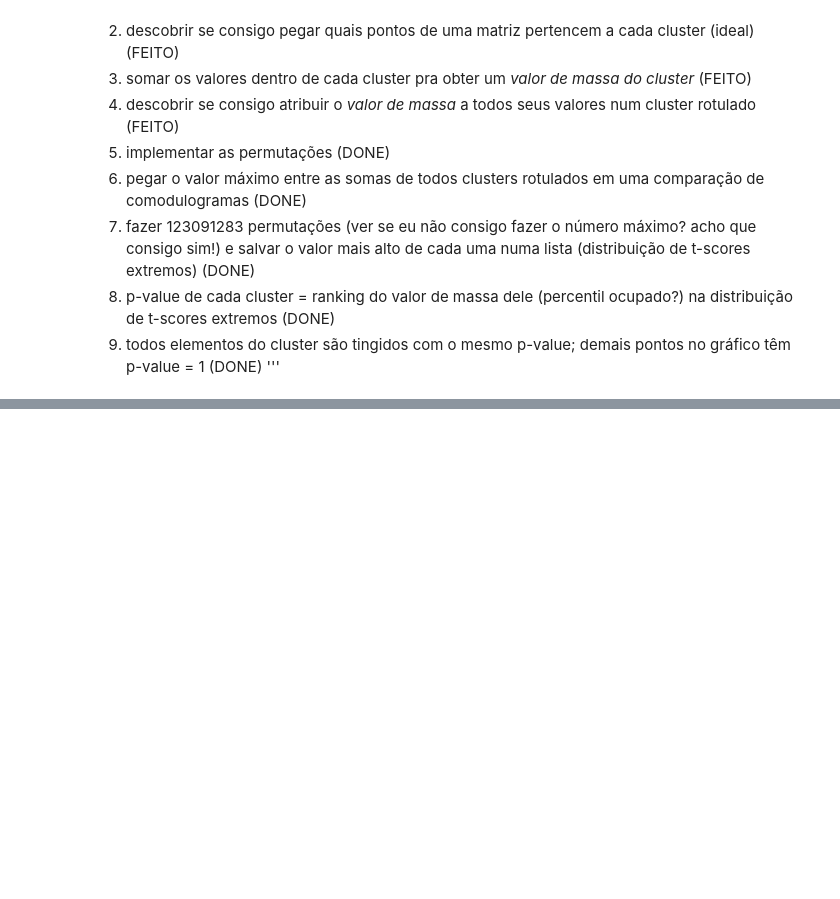
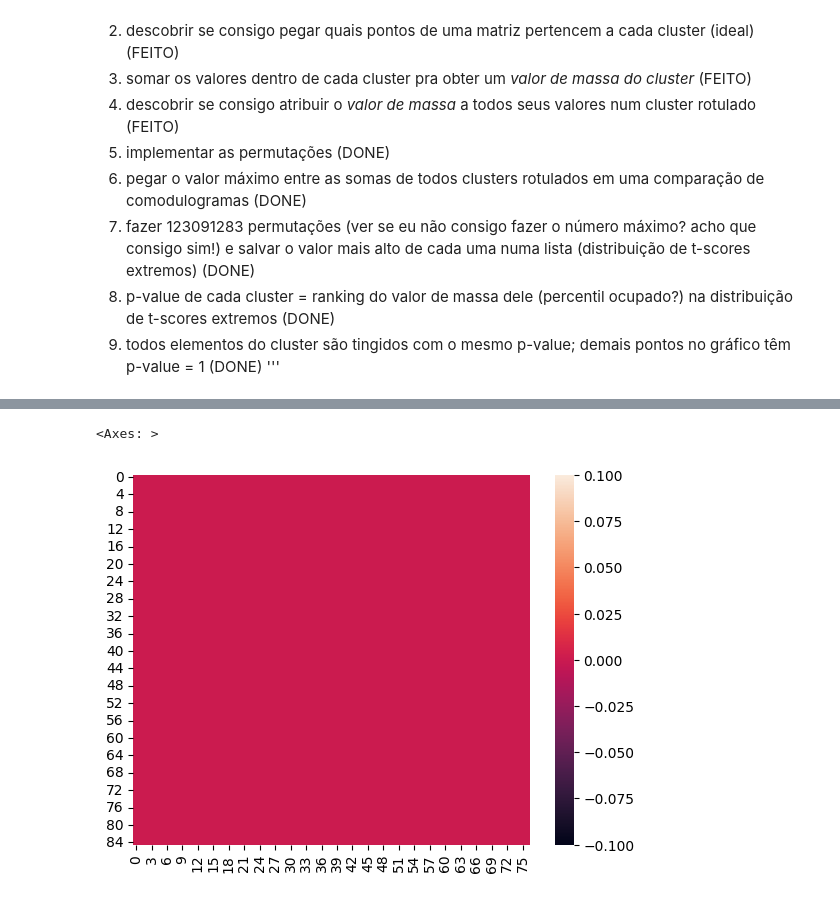
Before and after one commit to lfernandof/lfp_signals_analysis, a Jupyter notebook: consistency_check_LFP_analyses.ipynb, the cells around one changed output, grey strips where cells are left out. Cells and saved outputs as stored; diff of their text form; code cells hidden in the pictures; blank space fills up the shorter version.

```diff
--- a/consistency_check_LFP_analyses.ipynb
+++ b/consistency_check_LFP_analyses.ipynb
@@ -1544,9 +1544,3 @@ PASSOS PRA AMANHÃ:
 7. p-value de cada cluster = ranking do valor de massa dele (percentil ocupado?) na distribuição de t-scores extremos (DONE)
 8. todos elementos do cluster são tingidos com o mesmo p-value; demais pontos no gráfico têm p-value = 1 (DONE)
 '''
-# %%
-#example comodulograms: early and late in session for a given rat
-os.chdir('/content/drive/MyDrive/backup-mac/ufabc/entire-backup/lfp/all_channels/data/separated_channels/rat6_day2_LFP_all/results/individual_trial_comodulograms')
-
-with open('comodulograms_dict_ch10.pkl', 'rb') as f:
-    example_dict = pickle.load(f)
@@ -1581,7 +1585,10 @@ np.shape(observed_early_late)
 # %%
 # matrix of t-scores for each point in the comodulogram across conditions (early/late); every point in the comodulogram (i.e. a freq. pair) has 4 exemplars (1 from each rat) per condition
-t_scores_matrix = np.zeros(shape = (np.shape(example_dict['dep_freqs'])[0] - 1,np.shape(example_dict['ind_freqs'])[0]))
-#sns.heatmap(t_scores_matrix)
+t_scores_matrix = np.zeros(shape = (np.shape(observed_early_late)[1],np.shape(observed_early_late)[2]))
+sns.heatmap(t_scores_matrix)
+# %% [output]
+<Axes: >
+[figure, added]
 # %%
 def t_scores_from_conditions_matrix(early_late_matrix):
   conditions,dep_freqs,ind_freqs,animals = np.shape(early_late_matrix)
```
Also changed, not shown: parts of 14 cells of this notebook.
